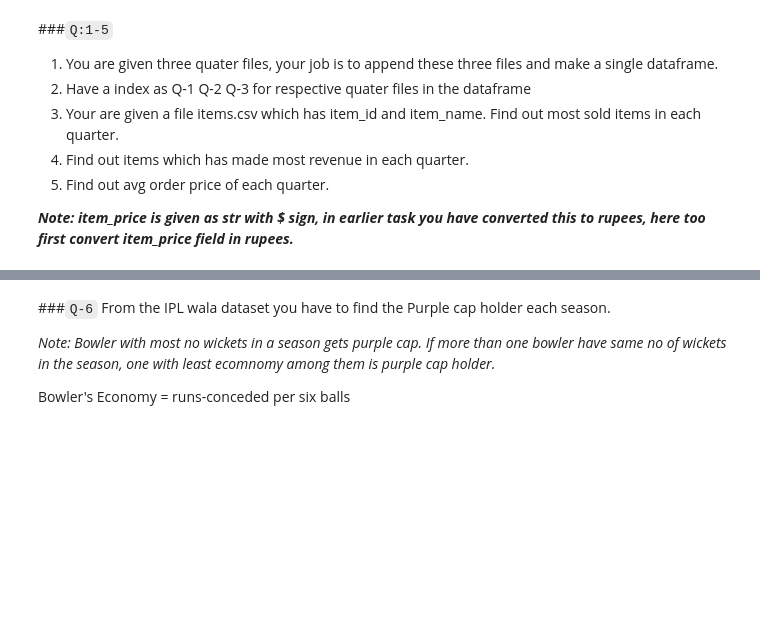
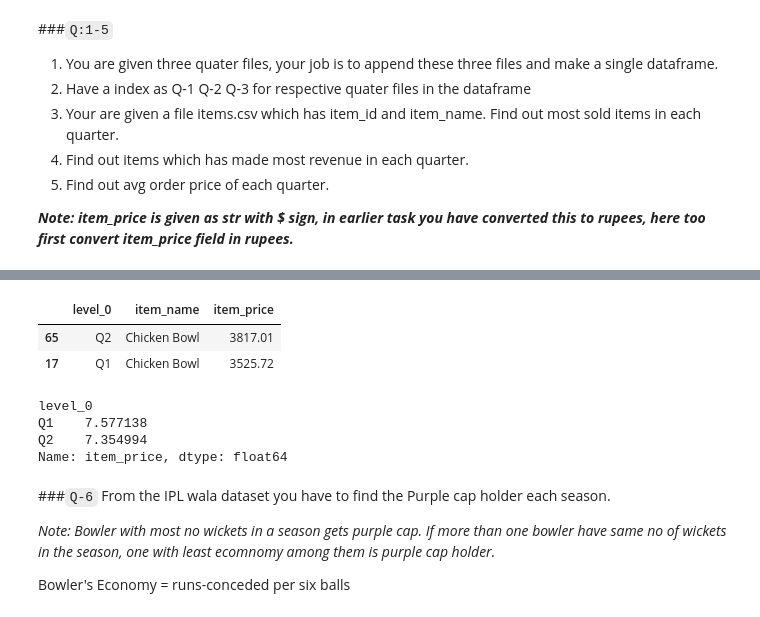
Before and after one commit to rishabhk1501/Data-Analytics-Tasks, a Jupyter notebook: session_20_task_soln.ipynb, the cells around one changed output, grey strips where cells are left out. Drawn from its saved outputs; the diff is of its cells as text; code cells hidden in the pictures; blank space fills up the shorter version.

```diff
--- a/session_20_task_soln.ipynb
+++ b/session_20_task_soln.ipynb
@@ -41,3 +84,16 @@ items = pd.read_csv(items_path)
+# %%
+orders.merge(items,how='inner',on='item_id').groupby(['level_0','item_name'])['item_price'].sum().reset_index().sort_values('item_price',ascending=False).drop_duplicates('level_0')
+# %% [output]
+|  | level_0 | item_name | item_price |
+| 65 | Q2 | Chicken Bowl | 3817.01 |
+| 17 | Q1 | Chicken Bowl | 3525.72 |
+# %%
+orders.merge(items,how='inner',on='item_id').groupby('level_0')['item_price'].mean()
+# %% [output]
+level_0
+Q1    7.577138
+Q2    7.354994
+Name: item_price, dtype: float64
 # %% [markdown]
 ###`Q-6` From the IPL wala dataset you have to find the Purple cap holder each season.
 
```
Also changed, not shown: parts of 8 cells of this notebook.
